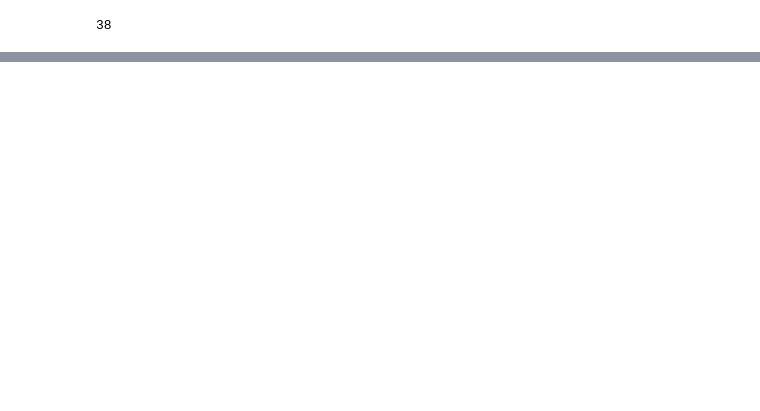
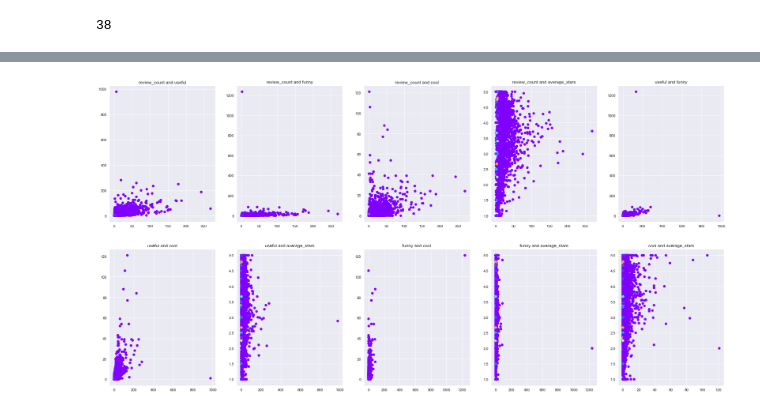
Before and after one commit to AT181903/YelpDatasetAnalysis, a Jupyter notebook: users_task.ipynb, the cells around one changed output, grey strips where cells are left out. Cells and saved outputs as stored; diff of their text form; code cells hidden in the pictures; blank space fills up the shorter version.

Commit message:
plot dbscan

```diff
--- a/users_task.ipynb
+++ b/users_task.ipynb
@@ -236,8 +247,8 @@ plot_clusters(df_user_satisfaction_info, 14, 4, 25, 120)
 # %%
 from sklearn.neighbors import NearestNeighbors
 
-nbrs = NearestNeighbors(n_neighbors=10, metric='cosine').fit(df_user_behavior_info)
-distances, indices = nbrs.kneighbors(df_user_behavior_info)
+nbrs = NearestNeighbors(n_neighbors=10, metric='cosine').fit(df_user_behavior_info_dbscan)
+distances, indices = nbrs.kneighbors(df_user_behavior_info_dbscan)
 distances = distances[:,2]
 distances = np.sort(distances, axis=0)
 # %%
@@ -302,14 +313,17 @@ from numpy import unique, where
 from sklearn.cluster import DBSCAN
 # %%
 df_scores_dbscan = []
+labels_dbscan = {}
 for i in no_duplicates_distances:
     model = DBSCAN(eps=i, min_samples=10)
     # fit model and predict clusters
-    label_dbscan = model.fit_predict(df_user_behavior_info)
+    label_dbscan = model.fit_predict(df_user_behavior_info_dbscan)
 
     df_scores_dbscan.append({
             "eps": i,
-            "silhouette_score": silhouette_score(df_user_behavior_info, label_dbscan),
-            "calinski_harabasz_score": calinski_harabasz_score(df_user_behavior_info, label_dbscan),
-            "davies_bouldin_score": davies_bouldin_score(df_user_behavior_info, label_dbscan),
+            "silhouette_score": silhouette_score(df_user_behavior_info_dbscan, label_dbscan),
+            "calinski_harabasz_score": calinski_harabasz_score(df_user_behavior_info_dbscan, label_dbscan),
+            "davies_bouldin_score": davies_bouldin_score(df_user_behavior_info_dbscan, label_dbscan),
         })
+
+    labels_dbscan[i] = label_dbscan
@@ -316,9 +335,4 @@ for i in no_duplicates_distances:
 # %%
-df_scores_dbscan = pd.DataFrame(df_scores_dbscan)
-df_scores_dbscan.set_index("eps", inplace=True)
-
-print(df_scores_dbscan)
-
 best_scores_list_dbscan = [
     df_scores_dbscan["silhouette_score"].idxmax(),
     df_scores_dbscan["calinski_harabasz_score"].idxmax(),
@@ -328,4 +342,9 @@ best_scores_list_dbscan = [
 best_eps = max(set(best_scores_list_dbscan), key=best_scores_list_dbscan.count)
 
 print("Best eps:", best_eps)
+
+
+best_label = labels_dbscan.get(best_eps)
+
+print(best_label)
 # %% [output]
@@ -348,0 +353,3 @@ Best eps: 0.02008813012226829
+# %%
+concat_df_user_behavior_info = build_clustered_df(best_label, df_user_behavior_info_dbscan)
+concat_df_user_behavior_info.head(5)
@@ -348,0 +363,5 @@ Best eps: 0.02008813012226829
+# %%
+plot_clusters(concat_df_user_behavior_info, 2, 5, 30,15)
+# TODO: togliere duplicazione di codice
+# %% [output]
+[figure, added]
```
Also changed, not shown: parts of 5 cells of this notebook, 1 other file.
